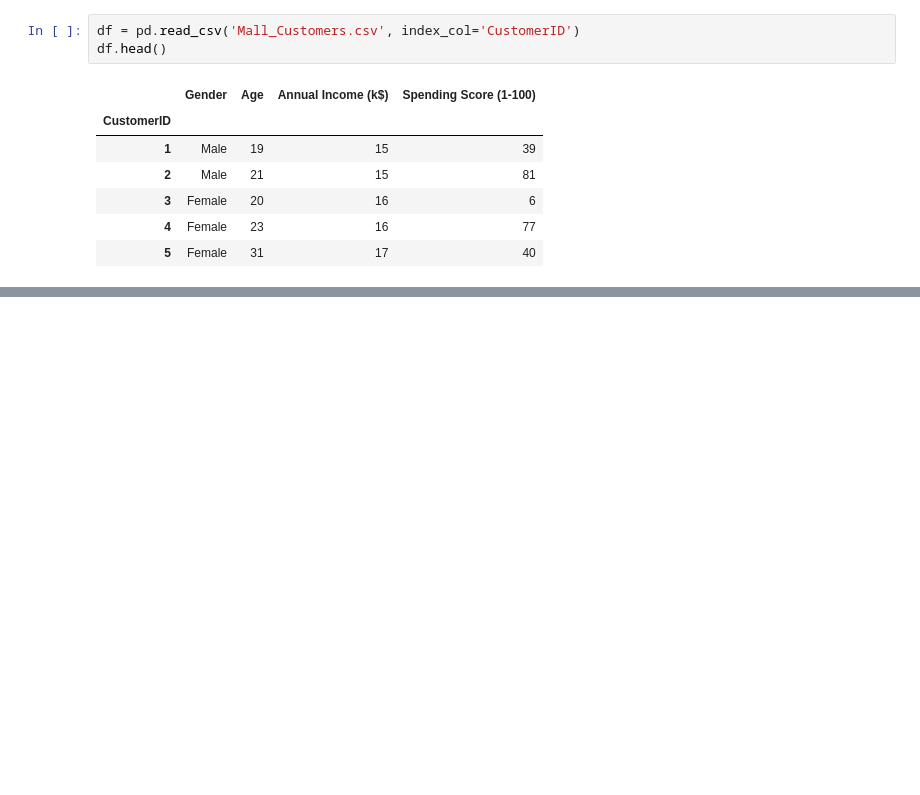
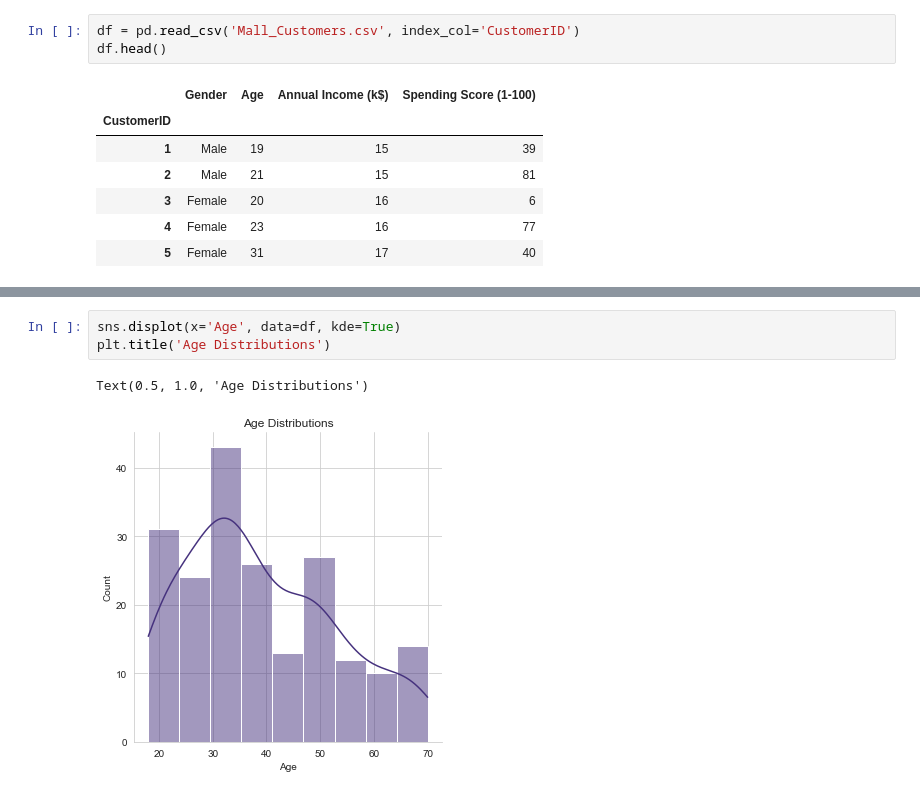
Before and after one commit to jafar-shodiq/mlearning-proj, a Jupyter notebook: project/mall-customer-segmentation/mall-market-basket.ipynb, the cells around one changed output, grey strips where cells are left out. Saved outputs shown, nothing was run; the diff lists cells and outputs as text; blank space fills up the shorter version.

```diff
--- a/project/mall-customer-segmentation/mall-market-basket.ipynb
+++ b/project/mall-customer-segmentation/mall-market-basket.ipynb
@@ -67,0 +93,6 @@ df.head()
+# %%
+sns.displot(x='Age', data=df, kde=True)
+plt.title('Age Distributions')
+# %% [output]
+Text(0.5, 1.0, 'Age Distributions')
+[figure, added]
```
Also changed, not shown: parts of 5 cells of this notebook.
